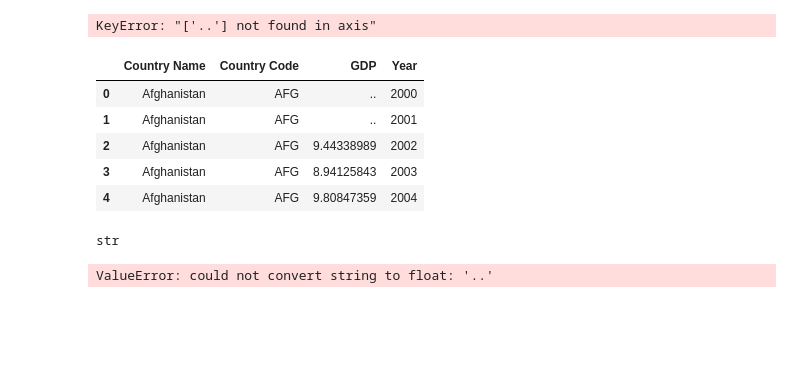
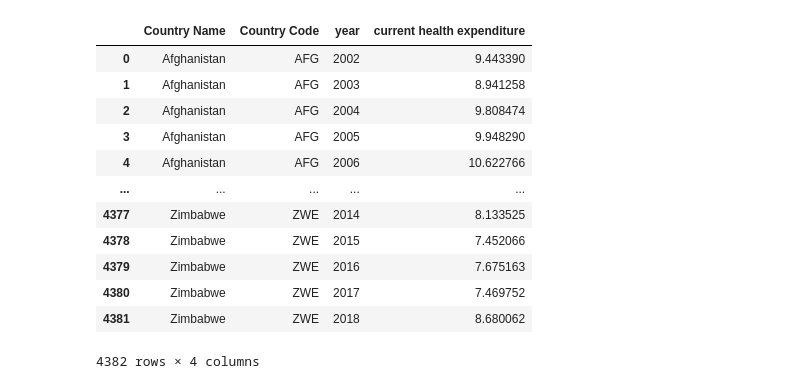
Before and after one commit to oludovisi/DSF_Final, a Jupyter notebook: Draft_David.ipynb, the cells around one changed output. Cells and saved outputs as stored; diff of their text form; code cells hidden in the pictures; blank space fills up the shorter version.

```diff
--- a/Draft_David.ipynb
+++ b/Draft_David.ipynb
@@ -142,21 +43,24 @@ Int64Index([0, 1], dtype='int64')
-# %%
-df333 = df333.apply(lambda x: df333.drop(x.GDP) if x.GDP == '..' else x, axis=1).reset_index(drop=True)
-# %% [output]
-KeyError: "['..'] not found in axis"
-# %%
-df333
-# %% [output]
-|  | Country Name | Country Code | GDP | Year |
-| 0 | Afghanistan | AFG | .. | 2000 |
-| 1 | Afghanistan | AFG | .. | 2001 |
-| 2 | Afghanistan | AFG | 9.44338989 | 2002 |
-| 3 | Afghanistan | AFG | 8.94125843 | 2003 |
-| 4 | Afghanistan | AFG | 9.80847359 | 2004 |
-# %%
-type(df333.GDP[0])
-# %% [output]
-str
-# %%
-df2['GDP'] = df2['GDP'].astype(float)
-# %% [output]
-ValueError: could not convert string to float: '..'
+# %%
+df['year'] = df.year.apply(lambda row: row[:4])
+df['current health expenditure'] = df['current health expenditure'].astype(float)
+df = df.sort_values(['Country Name', 'year'], ascending = True)
+df = df.dropna(subset = ['current health expenditure'], axis = 0, how = 'any')
+df.reset_index(drop = True, inplace = True)
+# %%
+df['year'] = df['year'].astype(int)
+# df['Continent'] = df['Country Name'].apply(lambda row: country_to_continent(row))
+df
+# %% [output]
+|  | Country Name | Country Code | year | current health expenditure |
+| 0 | Afghanistan | AFG | 2002 | 9.443390 |
+| 1 | Afghanistan | AFG | 2003 | 8.941258 |
+| 2 | Afghanistan | AFG | 2004 | 9.808474 |
+| 3 | Afghanistan | AFG | 2005 | 9.948290 |
+| 4 | Afghanistan | AFG | 2006 | 10.622766 |
+| ... | ... | ... | ... | ... |
+| 4377 | Zimbabwe | ZWE | 2014 | 8.133525 |
+| 4378 | Zimbabwe | ZWE | 2015 | 7.452066 |
+| 4379 | Zimbabwe | ZWE | 2016 | 7.675163 |
+| 4380 | Zimbabwe | ZWE | 2017 | 7.469752 |
+| 4381 | Zimbabwe | ZWE | 2018 | 8.680062 |
+4382 rows × 4 columns
```
Also changed, not shown: parts of 39 cells of this notebook.
